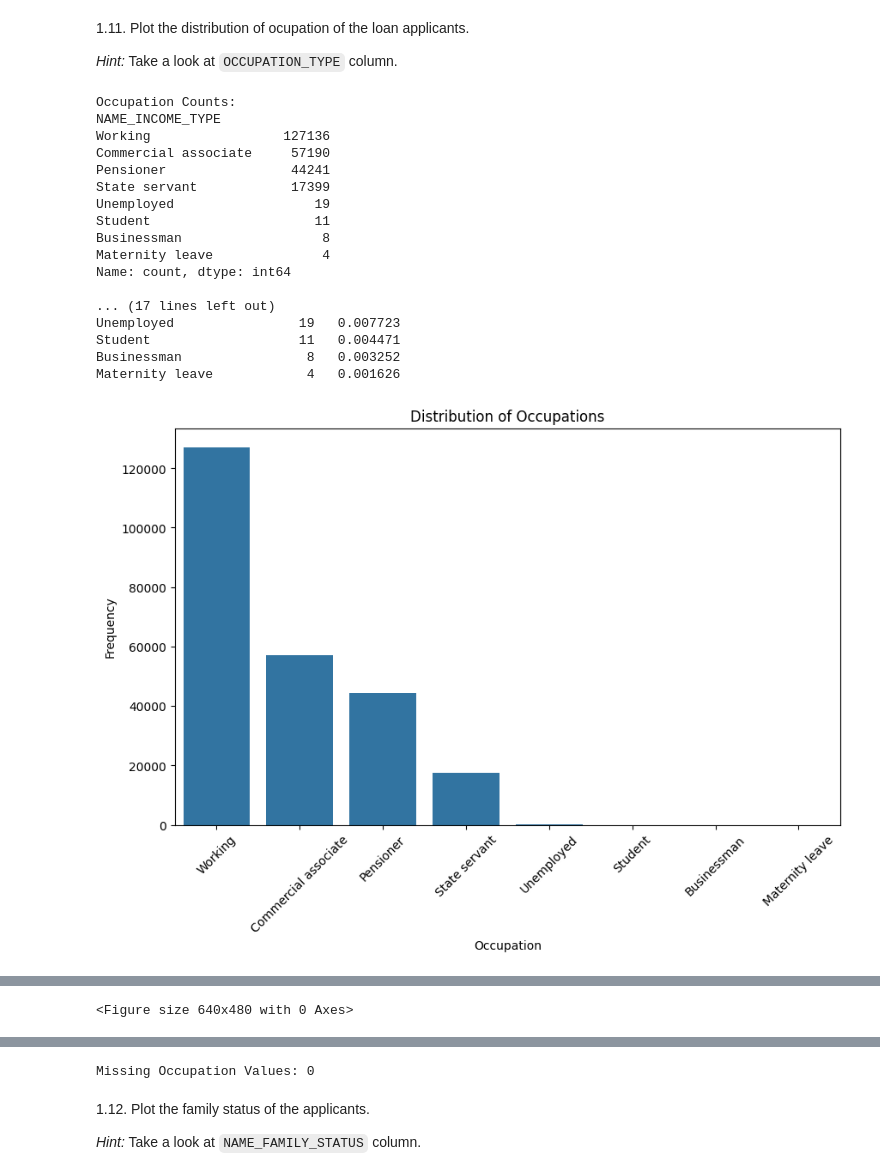
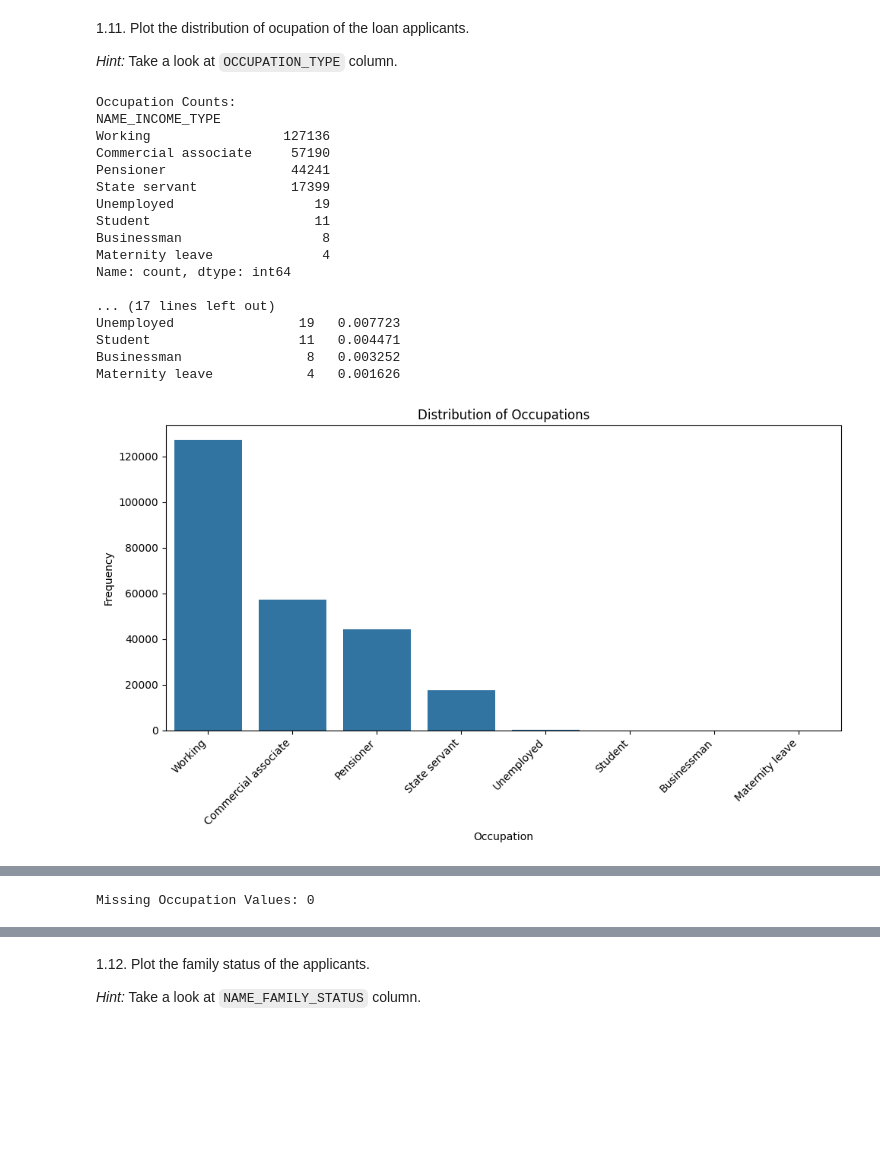
Before and after one commit to Chriswolve/assignment-sprint-02, a Jupyter notebook: AnyoneAI - Sprint Project 02.ipynb, the cells around one changed output, grey strips where cells are left out. Cells and saved outputs as stored; diff of their text form; code cells hidden in the pictures; blank space fills up the shorter version.

```diff
--- a/AnyoneAI - Sprint Project 02.ipynb
+++ b/AnyoneAI - Sprint Project 02.ipynb
@@ -419,56 +384,56 @@ Academic degree                   129   0.052437
 
 *Hint:* Take a look at `OCCUPATION_TYPE` column.
 # %%
-### TODO Complete in this cell: ocupation of applicants
-occopation_counts = app_train['NAME_INCOME_TYPE'].value_counts()
-occopation_pct = app_train['NAME_INCOME_TYPE'].value_counts(normalize=True) * 100
+### TODO Complete in this cell: occupation of applicants
+occupation_counts = app_train['NAME_INCOME_TYPE'].value_counts()
+occupation_pct = app_train['NAME_INCOME_TYPE'].value_counts(normalize=True) * 100
 
 print("Occupation Counts:")
-print(occopation_counts)
+print(occupation_counts)
 print("\nOccupation Percentages:")
-print(occopation_pct)
+print(occupation_pct)
 
+occupation_stats = pd.DataFrame({'Counts': occupation_counts, 'Percent': occupation_pct})
+print(occupation_stats)
 
-occupation_stats = pd.DataFrame({'Counts': occopation_counts, 'Percent': occopation_pct})
-print(occupation_stats)
 plt.figure(figsize=(10, 6))
 sns.barplot(x=occupation_stats.index, y=occupation_stats['Counts'])
 plt.title('Distribution of Occupations')
 plt.xlabel('Occupation')
 plt.ylabel('Frequency')
-plt.xticks(rotation=45)
+plt.xticks(rotation=45, ha='right')
+plt.tight_layout()
 plt.show()
-plt.tight_layout()
 
 
 plt.figure(figsize=(10, 6))
-sns.countplot(data=app_train, x='NAME_INCOME_TYPE', hue='TARGET', order=occopation_counts.index, palette='Set2')
+sns.countplot(data=app_train, x='NAME_INCOME_TYPE', hue='TARGET', order=occupation_counts.index, palette='Blues')
 plt.title('Distribution of Occupations by Target Class')
 plt.xlabel('Occupation')
 plt.ylabel('Frequency')
 plt.xticks(rotation=45)
 plt.legend(title='Target Class', loc='upper right', labels=['No Default', 'Default'])
 plt.show()
 
 
 missing_occupation = app_train['NAME_INCOME_TYPE'].isnull().sum()
 print(f"Missing Occupation Values: {missing_occupation}")
 # %% [output]
 Occupation Counts:
 NAME_INCOME_TYPE
 Working                 127136
 Commercial associate     57190
 Pensioner                44241
 State servant            17399
 Unemployed                  19
 Student                     11
 Businessman                  8
 Maternity leave              4
 Name: count, dtype: int64
 
 ... (17 lines left out)
 Unemployed                19   0.007723
 Student                   11   0.004471
 Businessman                8   0.003252
 Maternity leave            4   0.001626
-[figure, old version]
+[figure, new version]
@@ -475 +441 @@ Maternity leave            4   0.001626
-<Figure size 640x480 with 0 Axes>
+Missing Occupation Values: 0
@@ -477,4 +442,3 @@ Maternity leave            4   0.001626
-Missing Occupation Values: 0
 # %% [markdown]
 1.12. Plot the family status of the applicants.
 
```
Also changed, not shown: parts of 29 cells of this notebook, 8 other files.
